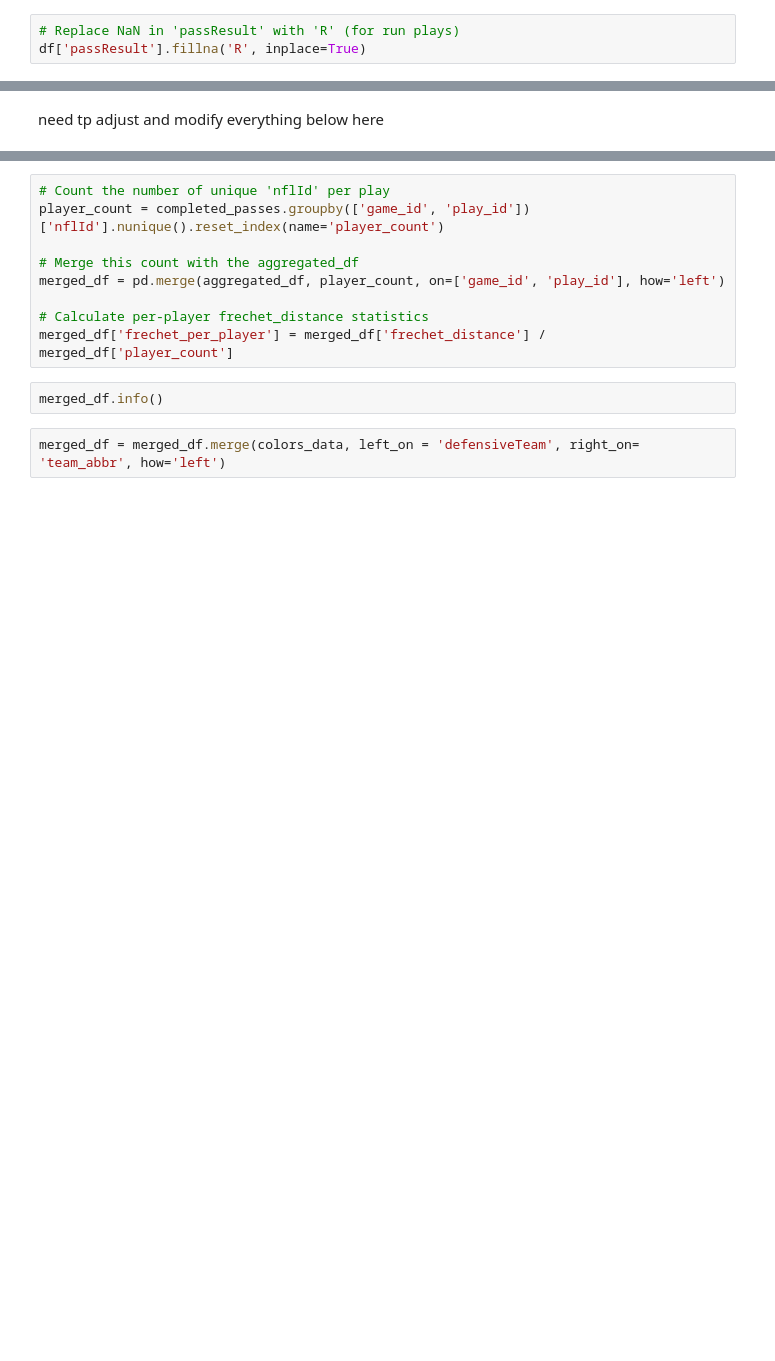
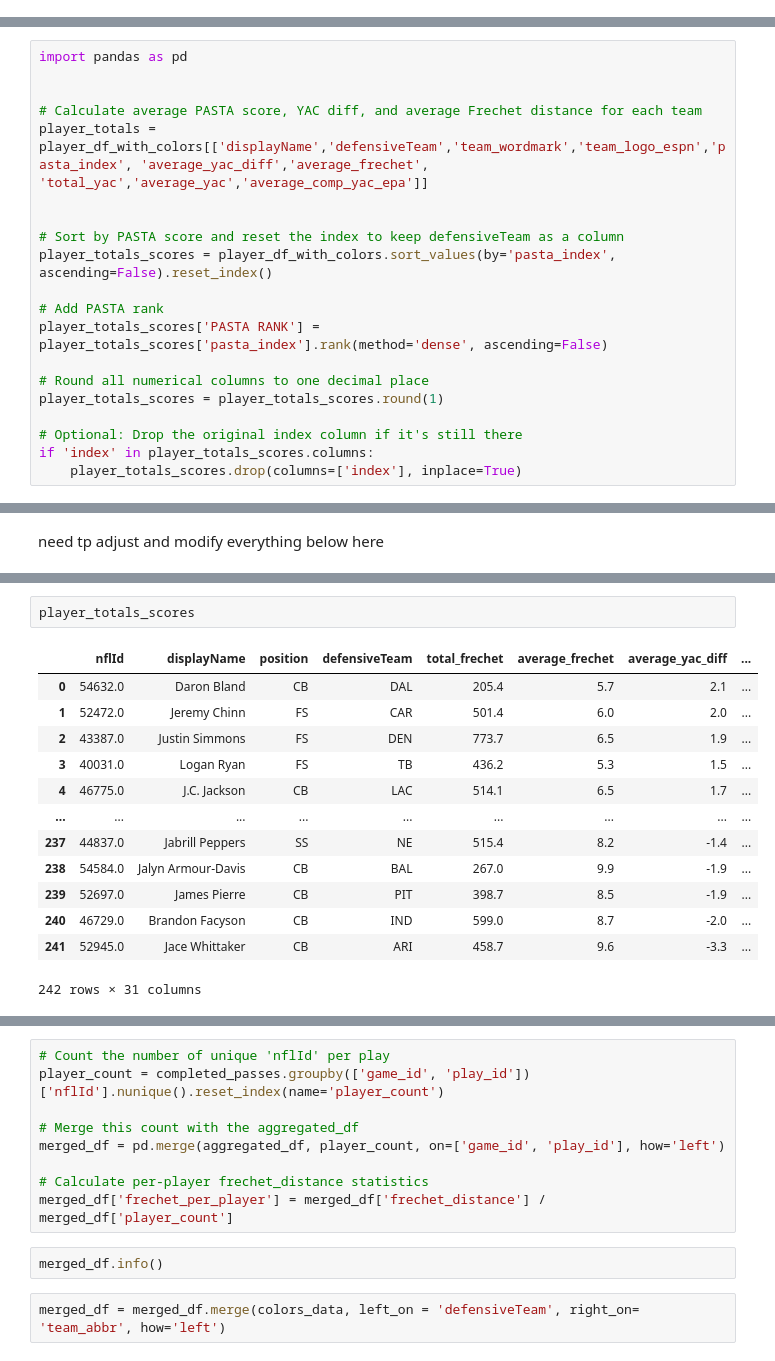
Before and after one commit to tbryan2/nfl-big-data-bowl-2024, a Jupyter notebook: notebooks/eda.ipynb, the cells around one changed output, grey strips where cells are left out. Cells and saved outputs as stored; diff of their text form; blank space fills up the shorter version.

```diff
--- a/notebooks/eda.ipynb
+++ b/notebooks/eda.ipynb
@@ -135,3 +205,0 @@ memory usage: 3.6+ MB
-# %%
-# Replace NaN in 'passResult' with 'R' (for run plays)
-df['passResult'].fillna('R', inplace=True)
@@ -318,2 +355,22 @@ playfrechet_team_df_with_colors.to_csv('team_level_filtered_completed_passes.csv
+# %%
+import pandas as pd
+
+
+# Calculate average PASTA score, YAC diff, and average Frechet distance for each team
+player_totals = player_df_with_colors[['displayName','defensiveTeam','team_wordmark','team_logo_espn','pasta_index', 'average_yac_diff','average_frechet', 'total_yac','average_yac','average_comp_yac_epa']]
+
+
+# Sort by PASTA score and reset the index to keep defensiveTeam as a column
+player_totals_scores = player_df_with_colors.sort_values(by='pasta_index', ascending=False).reset_index()
+
+# Add PASTA rank
+player_totals_scores['PASTA RANK'] = player_totals_scores['pasta_index'].rank(method='dense', ascending=False)
+
+# Round all numerical columns to one decimal place
+player_totals_scores = player_totals_scores.round(1)
+
+# Optional: Drop the original index column if it's still there
+if 'index' in player_totals_scores.columns:
+    player_totals_scores.drop(columns=['index'], inplace=True)
 # %%
 import pandas as pd
@@ -433,0 +530,16 @@ NameError: name 'team_agg_df' is not defined
+# %%
+player_totals_scores
+# %% [output]
+|  | nflId | displayName | position | defensiveTeam | total_frechet | average_frechet | average_yac_diff | ... |
+| 0 | 54632.0 | Daron Bland | CB | DAL | 205.4 | 5.7 | 2.1 | ... |
+| 1 | 52472.0 | Jeremy Chinn | FS | CAR | 501.4 | 6.0 | 2.0 | ... |
+| 2 | 43387.0 | Justin Simmons | FS | DEN | 773.7 | 6.5 | 1.9 | ... |
+| 3 | 40031.0 | Logan Ryan | FS | TB | 436.2 | 5.3 | 1.5 | ... |
+| 4 | 46775.0 | J.C. Jackson | CB | LAC | 514.1 | 6.5 | 1.7 | ... |
+| ... | ... | ... | ... | ... | ... | ... | ... | ... |
+| 237 | 44837.0 | Jabrill Peppers | SS | NE | 515.4 | 8.2 | -1.4 | ... |
+| 238 | 54584.0 | Jalyn Armour-Davis | CB | BAL | 267.0 | 9.9 | -1.9 | ... |
+| 239 | 52697.0 | James Pierre | CB | PIT | 398.7 | 8.5 | -1.9 | ... |
+| 240 | 46729.0 | Brandon Facyson | CB | IND | 599.0 | 8.7 | -2.0 | ... |
+| 241 | 52945.0 | Jace Whittaker | CB | ARI | 458.7 | 9.6 | -3.3 | ... |
+242 rows × 31 columns
```
Also changed, not shown: parts of 43 cells of this notebook, 1 other file.
